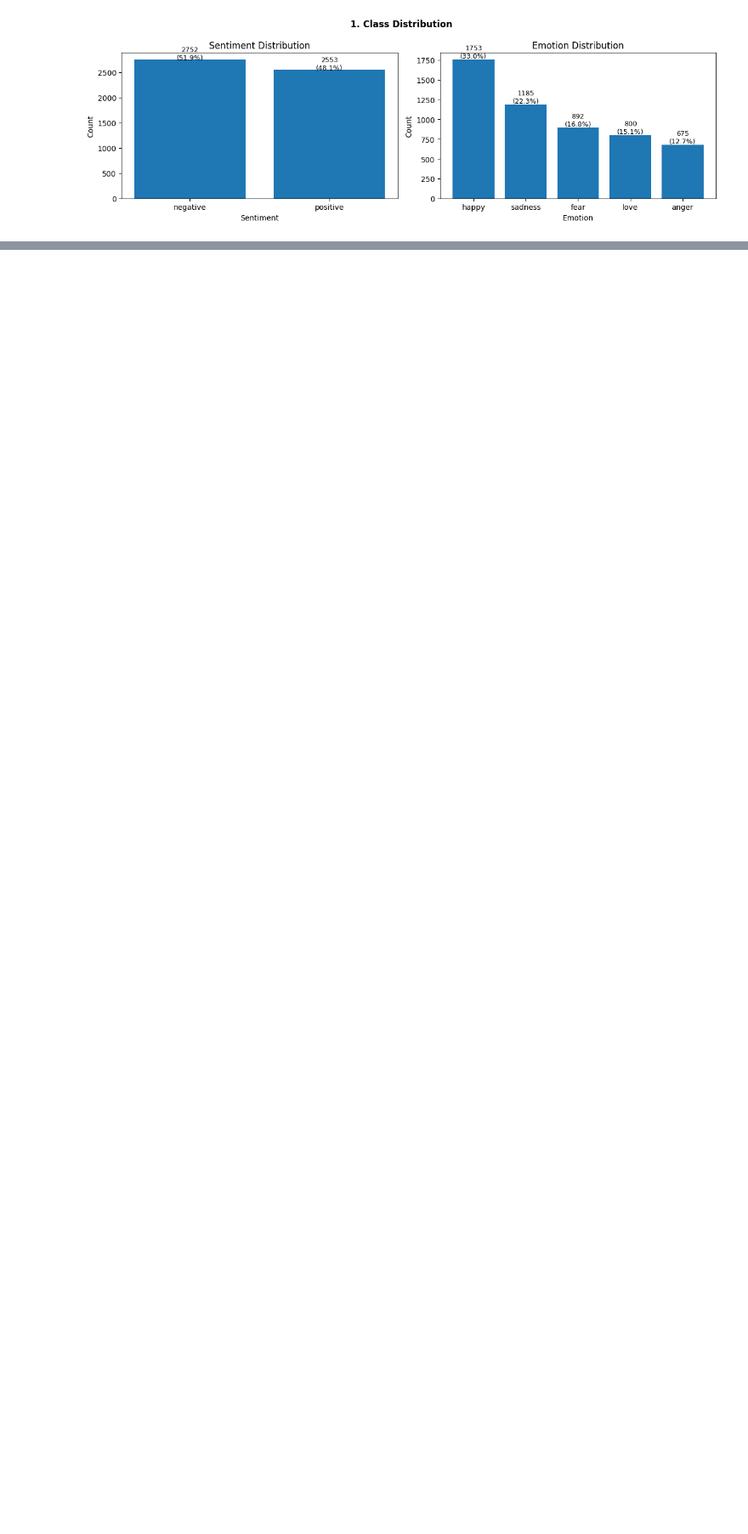
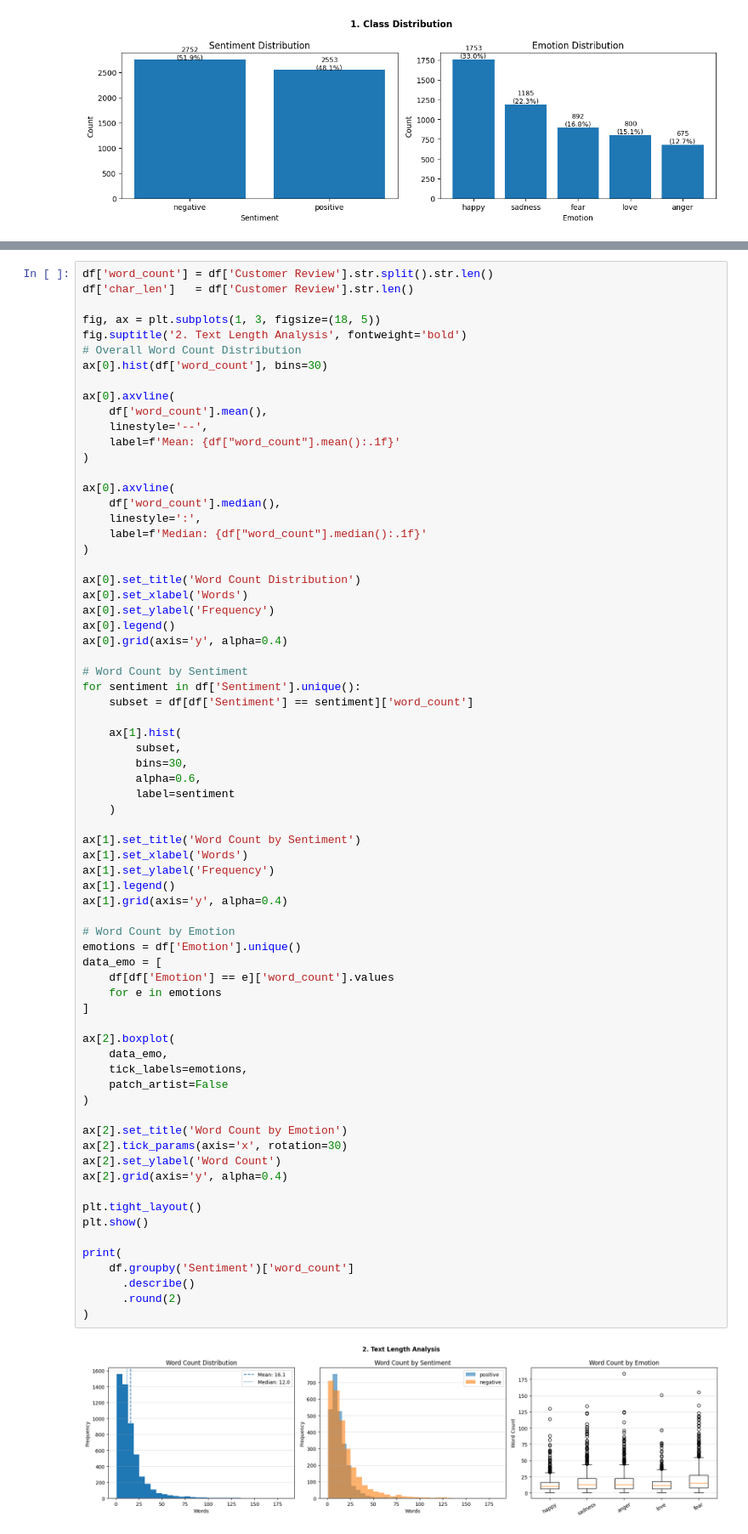
Before and after one commit to asipnana/ProjectNLP, a Jupyter notebook: notebooks/01_eda_preprocessing.ipynb, the cells around one changed output, grey strips where cells are left out. Shown at 85% size. Drawn from its saved outputs; the diff is of its cells as text; blank space fills up the shorter version.

```diff
--- a/notebooks/01_eda_preprocessing.ipynb
+++ b/notebooks/01_eda_preprocessing.ipynb
@@ -208,0 +206,72 @@ plt.show()
+# %%
+df['word_count'] = df['Customer Review'].str.split().str.len()
+df['char_len']   = df['Customer Review'].str.len()
+
+fig, ax = plt.subplots(1, 3, figsize=(18, 5))
+fig.suptitle('2. Text Length Analysis', fontweight='bold')
+# Overall Word Count Distribution
+ax[0].hist(df['word_count'], bins=30)
+
+ax[0].axvline(
+    df['word_count'].mean(),
+    linestyle='--',
+    label=f'Mean: {df["word_count"].mean():.1f}'
+)
+
+ax[0].axvline(
+    df['word_count'].median(),
+    linestyle=':',
+    label=f'Median: {df["word_count"].median():.1f}'
+)
+
+ax[0].set_title('Word Count Distribution')
+ax[0].set_xlabel('Words')
+ax[0].set_ylabel('Frequency')
+ax[0].legend()
+ax[0].grid(axis='y', alpha=0.4)
+
+# Word Count by Sentiment
+for sentiment in df['Sentiment'].unique():
+    subset = df[df['Sentiment'] == sentiment]['word_count']
+
+    ax[1].hist(
+        subset,
+        bins=30,
+        alpha=0.6,
+        label=sentiment
+    )
+
+ax[1].set_title('Word Count by Sentiment')
+ax[1].set_xlabel('Words')
+ax[1].set_ylabel('Frequency')
+ax[1].legend()
+ax[1].grid(axis='y', alpha=0.4)
+
+# Word Count by Emotion
+emotions = df['Emotion'].unique()
+data_emo = [
+    df[df['Emotion'] == e]['word_count'].values
+    for e in emotions
+]
+
+ax[2].boxplot(
+    data_emo,
+    tick_labels=emotions,
+    patch_artist=False
+)
+
+ax[2].set_title('Word Count by Emotion')
+ax[2].tick_params(axis='x', rotation=30)
+ax[2].set_ylabel('Word Count')
+ax[2].grid(axis='y', alpha=0.4)
+
+plt.tight_layout()
+plt.show()
+
+print(
+    df.groupby('Sentiment')['word_count']
+      .describe()
+      .round(2)
+)
+# %% [output]
+[figure, added]
```
Also changed, not shown: parts of 16 cells of this notebook.
